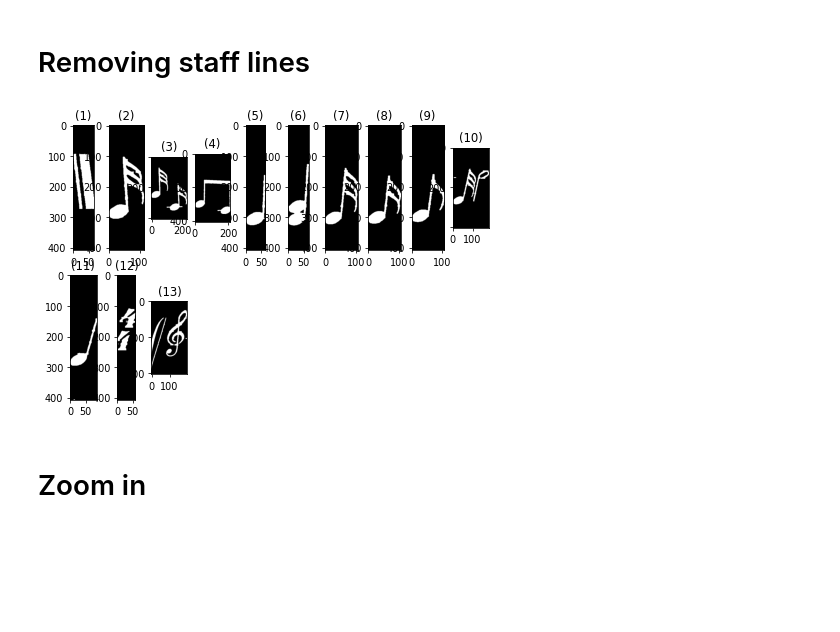
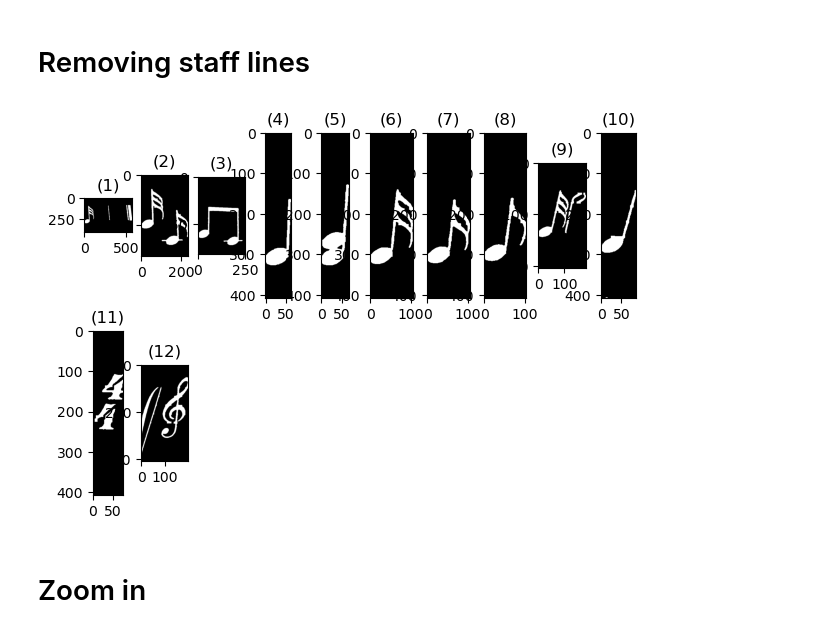
Before and after one commit to Yaamani/omr-image-processing, a Jupyter notebook: AlgorithmF.ipynb, the cells around one changed output. Cells and saved outputs as stored; diff of their text form; code cells hidden in the pictures; blank space fills up the shorter version.

```diff
--- a/AlgorithmF.ipynb
+++ b/AlgorithmF.ipynb
@@ -50,18 +53,18 @@ def potential_staff_lines(note_img_thresh, staff_thickness):
 
     return lines_img
 # %%
-def remove_staff_lines(note_img_gray):
+def remove_staff_lines(note_img_gray, staff_thickness):
     # Otsu's thresholding
     ret, note_img_thresh = cv2.threshold(note_img_gray, 0, 255, cv2.THRESH_BINARY+cv2.THRESH_OTSU)
 
-    # distance_between_staves, staff_thickness
-    distance_between_staves, staff_thickness = get_distance_between_staves_and_staff_thickness(note_img_thresh)
+
+
 
     note_img_thresh = ~note_img_thresh
 
     # Potential staff lines
-    lines_img = potential_staff_lines(note_img_thresh, staff_thickness)
-    lines_img_flattened = (lines_img > 0.5).T.flatten()
+    potential_lines_img = potential_staff_lines(note_img_thresh, staff_thickness)
+    lines_img_flattened = (potential_lines_img > 0.5).T.flatten()
 
     # Iterate over each column to remove any "run of white pixels" with a length of "m*staff_thickness"
     # But it must be a part from a potentail line to confirm removing (potential lines calculated above)
@@ -72,7 +75,7 @@ def remove_staff_lines(note_img_gray):
         if c.shape == (2, 1, 2):
             p1 = c[1][0][1]
             p0 = c[0][0][1]
-            m = 1.55
+            m = 2
             if p1 - p0 <= staff_thickness*m:
                 #print(c)
                 staff_pixel_percentage = lines_img_flattened[p0:p1+1].sum() / len(lines_img_flattened[p0:p1+1])
@@ -88,7 +91,10 @@ def remove_staff_lines(note_img_gray):
 
     staff_lines_removed = note_img_thresh_flattened.reshape(note_img_thresh.T.shape).T
 
-    return staff_lines_removed
+
+    #my_show_images([note_img_gray, note_img_thresh, potential_lines_img, staff_lines_removed], dpi=80, row_max=5)
+
+    return staff_lines_removed, potential_lines_img
 # %%
 def getNotes(original_img, img_thresh):
 
@@ -107,8 +113,8 @@ def getNotes(original_img, img_thresh):
         hist.append(sum(img_thresh[0:height,x] == 0))
 
     # find thr for detecting character
-    occurence_count = Counter(hist)
-    thr_character = occurence_count.most_common(1)[0][0] * 1.25
+    counts = np.bincount(np.array(hist))
+    thr_character = np.argmax(counts) * 1.1
 
 
 
@@ -193,5 +245,7 @@ True
 # %% [markdown]
 # Separate lines
+# %%
+gray_lines, binary_lines, distance_between_staves, staff_thickness = get_lines(img)
 # %%
 my_show_images(binary_lines, dpi=200)
 # %% [output]
@@ -206,17 +260,20 @@ for i in range(len(gray_lines)):
 # Removing staff lines
 # %%
 list_of_notes = []
-for i, potential_lines_of_notes in enumerate(potential_lines_of_notes):
+list_of_notes_staff_lines = []
+for i, l in enumerate(potential_lines_of_notes):
     list_of_notes.append([])
-    for note in potential_lines_of_notes:
-        if note.shape[1] >= 30:
-            staff_lines_removed = remove_staff_lines(note)
+    list_of_notes_staff_lines.append([])
+    for _note in l:
+        if _note.shape[1] >= 30:
+            staff_lines_removed, staff_lines = remove_staff_lines(_note, staff_thickness)
             if (staff_lines_removed > 128).any():
                 list_of_notes[i].append(staff_lines_removed)
+                list_of_notes_staff_lines[i].append(staff_lines)
 # %%
-my_show_images(list_of_notes[2], dpi=70, row_max=10)
+my_show_images(list_of_notes[2], dpi=100, row_max=10)
 # %% [output]
-[figure, old version]
+[figure, new version]
 # %% [markdown]
 # Zoom in
 # %%
```
Also changed, not shown: parts of 14 cells of this notebook, 8 other files.
